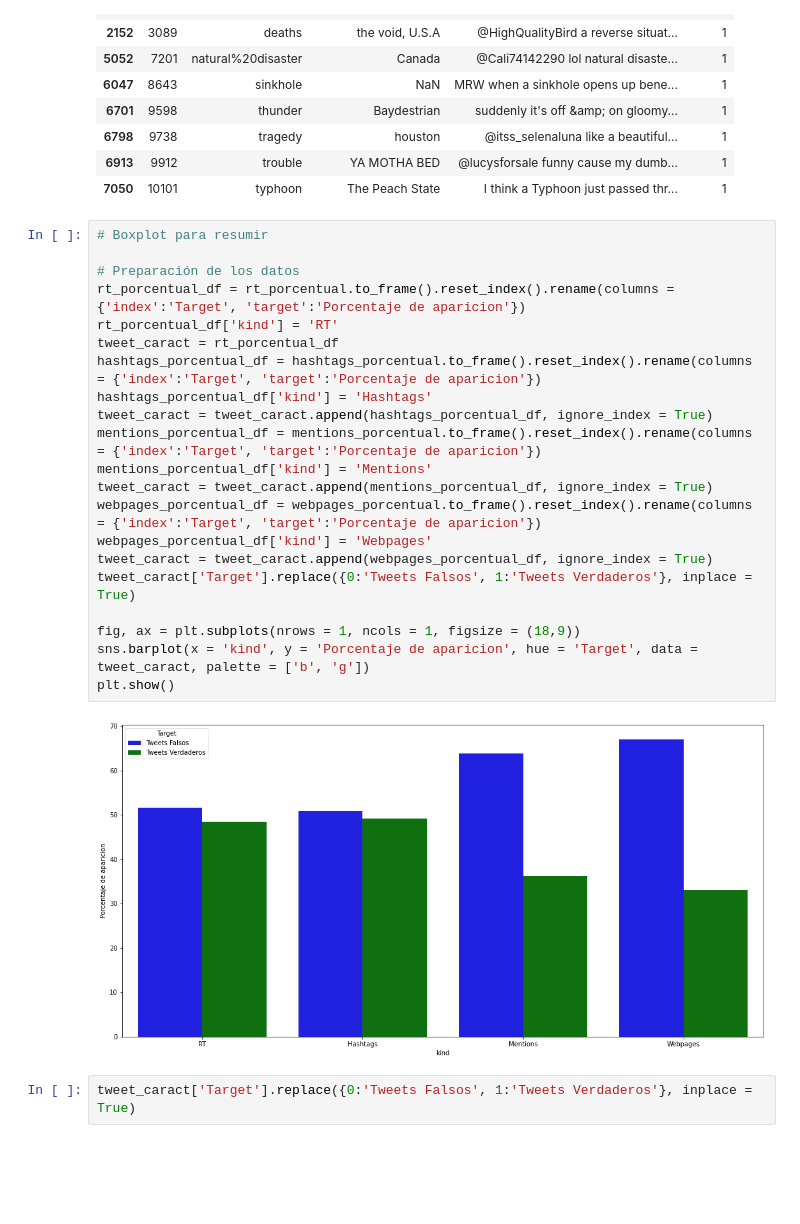
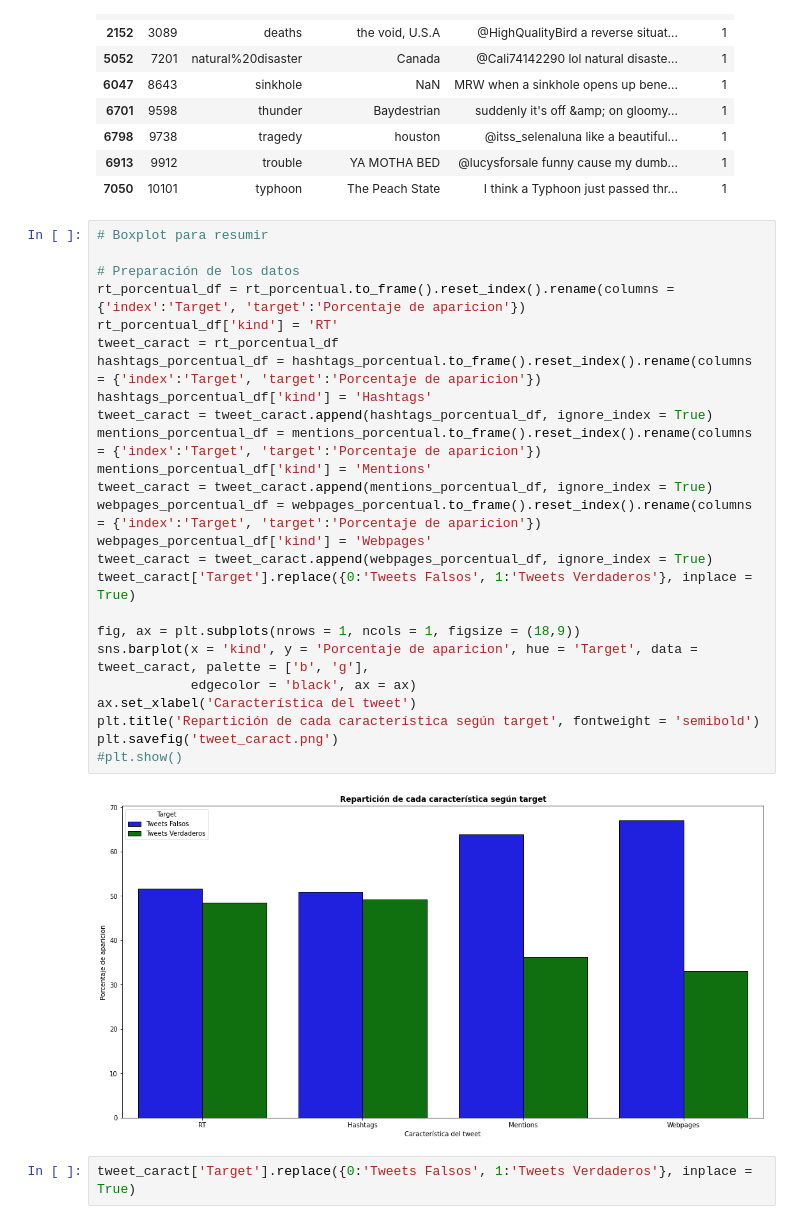
Before and after one commit to gusper01/TP1FIUBA, a Jupyter notebook: Copia_de_Copia_de_TP1_primer_analisis.ipynb, the cells around one changed output. Drawn from its saved outputs; the diff is of its cells as text; blank space fills up the shorter version.

Commit message:
sigo acomodando plots

```diff
--- a/Copia_de_Copia_de_TP1_primer_analisis.ipynb
+++ b/Copia_de_Copia_de_TP1_primer_analisis.ipynb
@@ -498,26 +498,30 @@ train.loc[(train['text'].str.contains(r'(lol)|(LOL)|(LoL)') == True) & (train['t
 # %%
 # Boxplot para resumir
 
 # Preparación de los datos
 rt_porcentual_df = rt_porcentual.to_frame().reset_index().rename(columns = {'index':'Target', 'target':'Porcentaje de aparicion'})
 rt_porcentual_df['kind'] = 'RT'
 tweet_caract = rt_porcentual_df
 hashtags_porcentual_df = hashtags_porcentual.to_frame().reset_index().rename(columns = {'index':'Target', 'target':'Porcentaje de aparicion'})
 hashtags_porcentual_df['kind'] = 'Hashtags'
 tweet_caract = tweet_caract.append(hashtags_porcentual_df, ignore_index = True)
 mentions_porcentual_df = mentions_porcentual.to_frame().reset_index().rename(columns = {'index':'Target', 'target':'Porcentaje de aparicion'})
 mentions_porcentual_df['kind'] = 'Mentions'
 tweet_caract = tweet_caract.append(mentions_porcentual_df, ignore_index = True)
 webpages_porcentual_df = webpages_porcentual.to_frame().reset_index().rename(columns = {'index':'Target', 'target':'Porcentaje de aparicion'})
 webpages_porcentual_df['kind'] = 'Webpages'
 tweet_caract = tweet_caract.append(webpages_porcentual_df, ignore_index = True)
 tweet_caract['Target'].replace({0:'Tweets Falsos', 1:'Tweets Verdaderos'}, inplace = True)
 
 fig, ax = plt.subplots(nrows = 1, ncols = 1, figsize = (18,9))
-sns.barplot(x = 'kind', y = 'Porcentaje de aparicion', hue = 'Target', data = tweet_caract, palette = ['b', 'g'])
-plt.show()
+sns.barplot(x = 'kind', y = 'Porcentaje de aparicion', hue = 'Target', data = tweet_caract, palette = ['b', 'g'],
+            edgecolor = 'black', ax = ax)
+ax.set_xlabel('Característica del tweet')
+plt.title('Repartición de cada característica según target', fontweight = 'semibold')
+plt.savefig('tweet_caract.png')
+#plt.show()
 # %% [output]
-[figure, old version]
+[figure, new version]
 # %%
 tweet_caract['Target'].replace({0:'Tweets Falsos', 1:'Tweets Verdaderos'}, inplace = True)
 # %%
```
Also changed, not shown: parts of 3 cells of this notebook, 2 other files.
